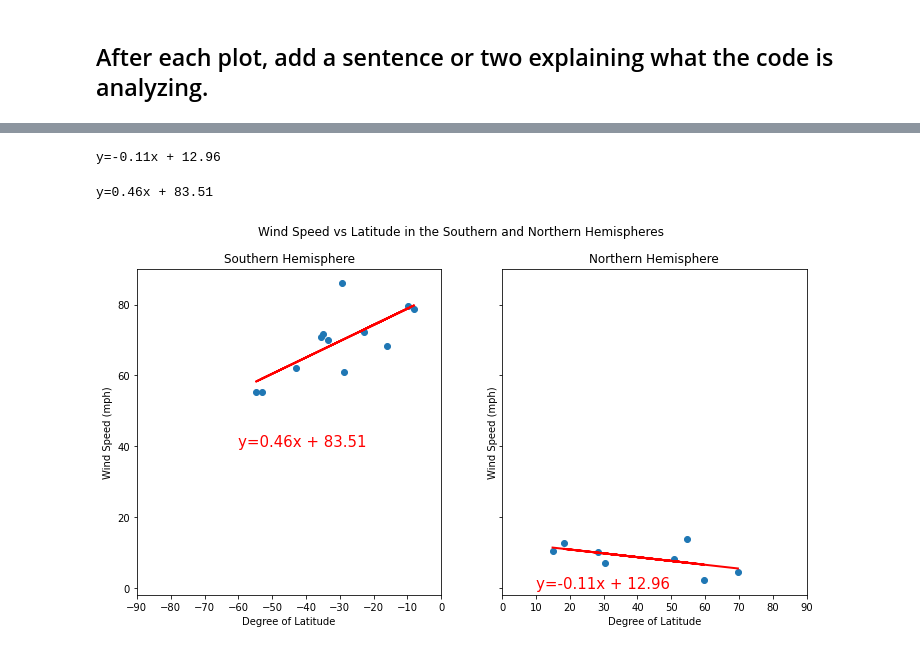
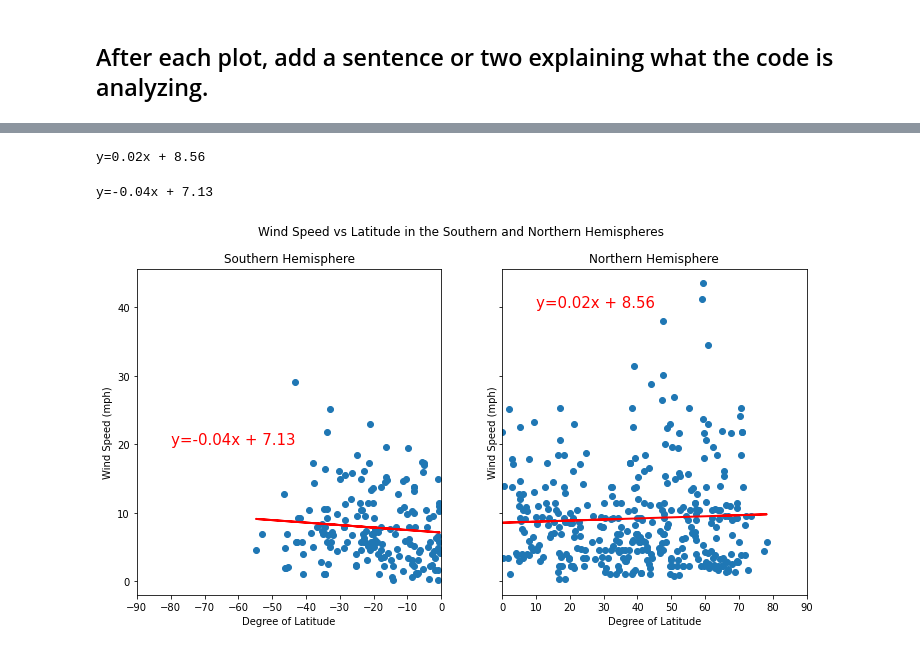
Before and after one commit to swdrich/python-api-challenge, a Jupyter notebook: WeatherPy/WeatherPy.ipynb, the cells around one changed output, grey strips where cells are left out. Saved outputs shown, nothing was run; the diff lists cells and outputs as text; code cells hidden in the pictures.

```diff
--- a/WeatherPy/WeatherPy.ipynb
+++ b/WeatherPy/WeatherPy.ipynb
@@ -21,8 +21,8 @@ import time   #used for time.sleep
 lats = []
 longs = []
 
-lats = np.random.uniform(-90, 90, 25)
-longs = np.random.uniform(-180, 180, 25)
+lats = np.random.uniform(-90, 90, 1500)
+longs = np.random.uniform(-180, 180, 1500)
 
 #print(lats)
 #print(longs)
@@ -497,11 +499,11 @@ regress_n4 = xn4 * slope_n4 + intercept_n4
 line_eq_n4 = "y=" + str(round(slope_n4,2)) + "x + " + str(round(intercept_n4,2))
 print(line_eq_n4)
 # %% [output]
-y=-0.11x + 12.96
+y=0.02x + 8.56
 # %%
 #define values for southern hemisphere
 xs4 = weather_south_df["Latitude"]
-ys4 = weather_south_df["Max Temperature (F)"]
+ys4 = weather_south_df["Wind Speed (mph)"]
 
 #calculate regression
 (slope_s4, intercept_s4, rvalue_s4, pvalue_s4, stderr_s4) = linregress(xs4, ys4)
@@ -509,25 +511,25 @@ regress_s4 = xs4 * slope_s4 + intercept_s4
 line_eq_s4 = "y=" + str(round(slope_s4,2)) + "x + " + str(round(intercept_s4,2))
 print(line_eq_s4)
 # %% [output]
-y=0.46x + 83.51
+y=-0.04x + 7.13
 # %%
 fig, (ax1, ax2) = plt.subplots(1, 2, sharey=True, figsize=(12,6))
 fig.suptitle('Wind Speed vs Latitude in the Southern and Northern Hemispheres')
 ax1.scatter(xs4, ys4)
 ax1.set_xlim(left=-90, right=0)
 ax1.set_title("Southern Hemisphere")
 ax1.set(xlabel="Degree of Latitude", ylabel="Wind Speed (mph)")
 ax1.plot(xs4, regress_s4, color='red', linewidth=2)
-ax1.annotate(line_eq_s4, (-60,40), fontsize=15, color="red")
+ax1.annotate(line_eq_s4, (-80,20), fontsize=15, color="red")
 ax2.scatter(xn4, yn4)
 ax2.set_xlim(left=0, right=90)
 ax2.set_title("Northern Hemisphere")
 ax2.set(xlabel= "Degree of Latitude", ylabel="Wind Speed (mph)")
 ax2.plot(xn4, regress_n4, color="red", linewidth=2)
-ax2.annotate(line_eq_n4, (10,0), fontsize=15, color="red")
+ax2.annotate(line_eq_n4, (10,40), fontsize=15, color="red")
 plt.show()
 # %% [output]
-[figure, old version]
+[figure, new version]
 # %%
 print(f'The r-value of the southern hemisphere is {round(rvalue_s4,5)} and the r-value of the northern hemisphere is {round(rvalue_n4,5)}.')
 # %% [output]
```
Also changed, not shown: parts of 28 cells of this notebook, 2 other files.
